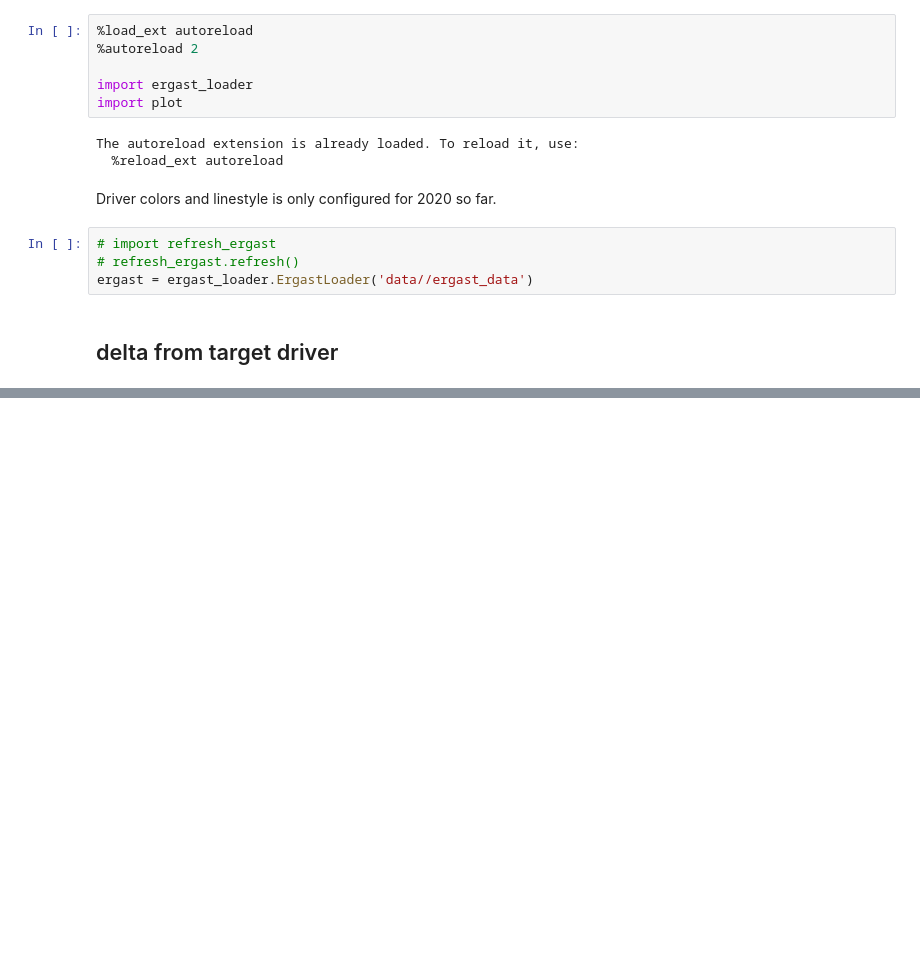
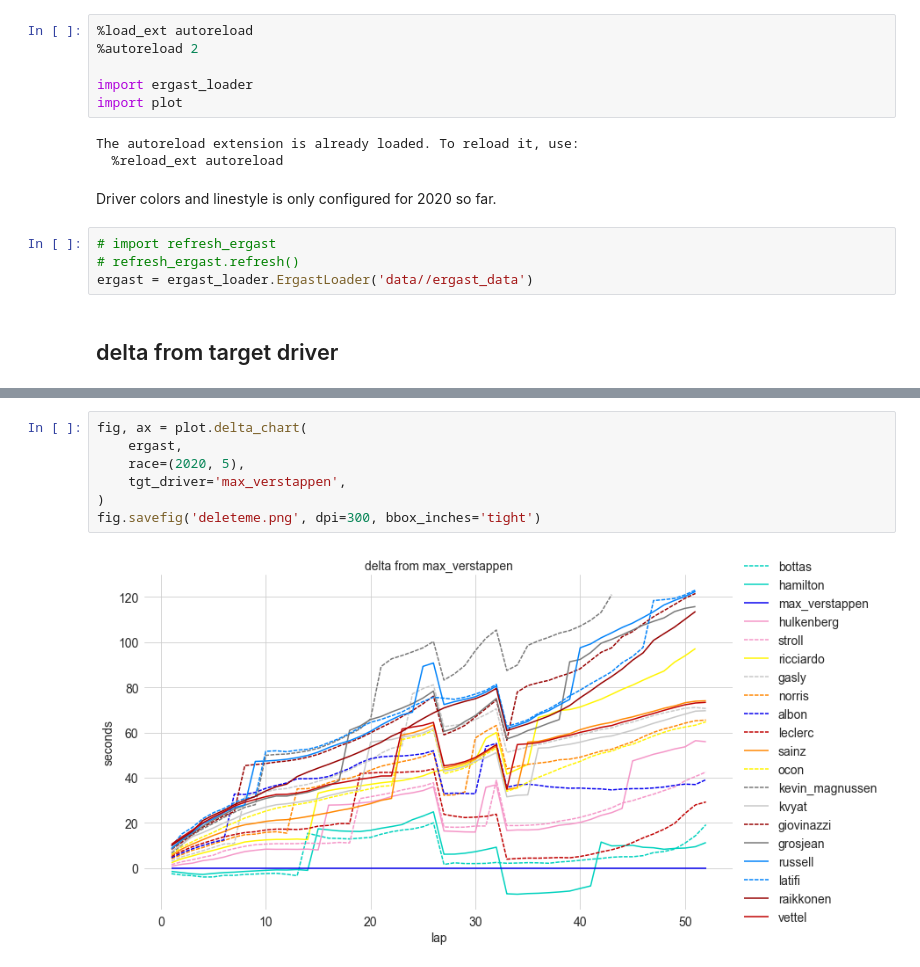
Before and after one commit to luke-bassett/f1-analysis, a Jupyter notebook: f1-analysis/Example.ipynb, the cells around one changed output, grey strips where cells are left out. Drawn from its saved outputs; the diff is of its cells as text; blank space fills up the shorter version.

```diff
--- a/f1-analysis/Example.ipynb
+++ b/f1-analysis/Example.ipynb
@@ -50,0 +37,9 @@ pd.merge(
+# %%
+fig, ax = plot.delta_chart(
+    ergast,
+    race=(2020, 5),
+    tgt_driver='max_verstappen',
+)
+fig.savefig('deleteme.png', dpi=300, bbox_inches='tight')
+# %% [output]
+[figure, added]
```
Also changed, not shown: parts of 3 cells of this notebook, 3 other files.
